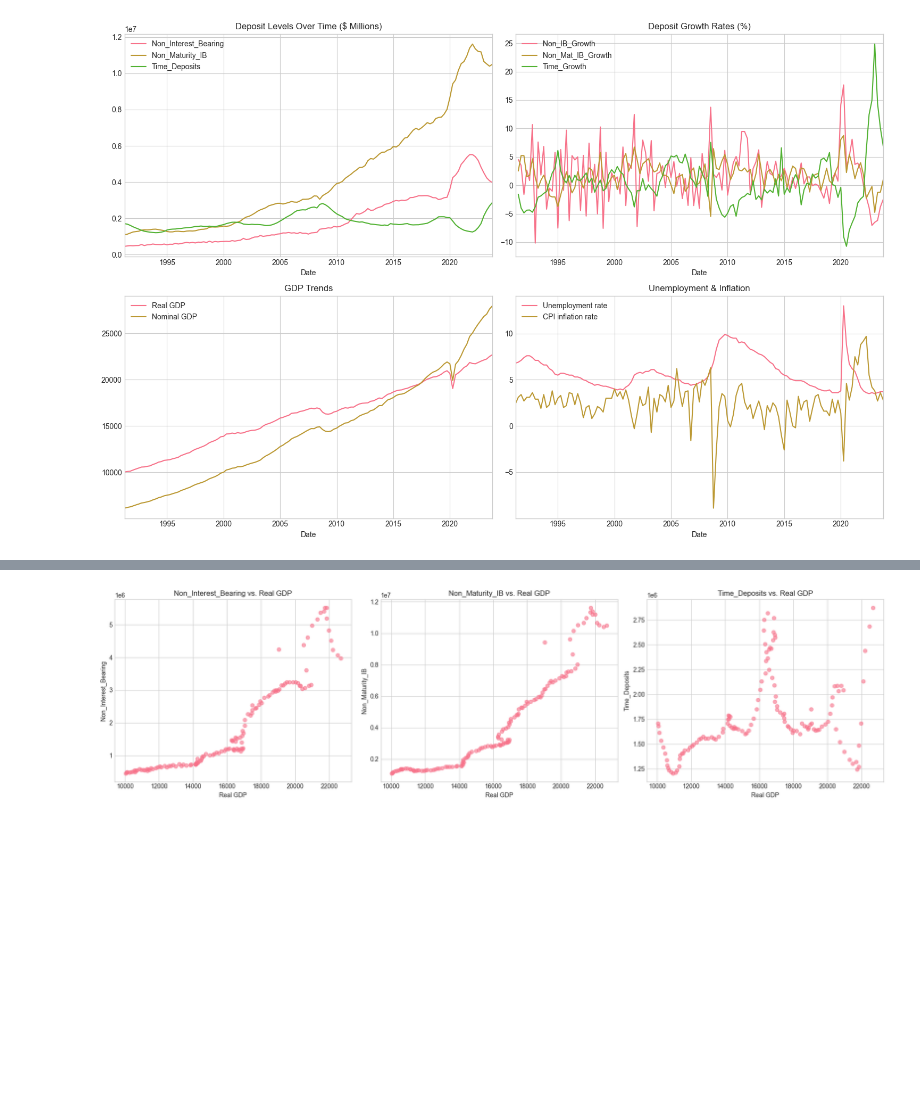
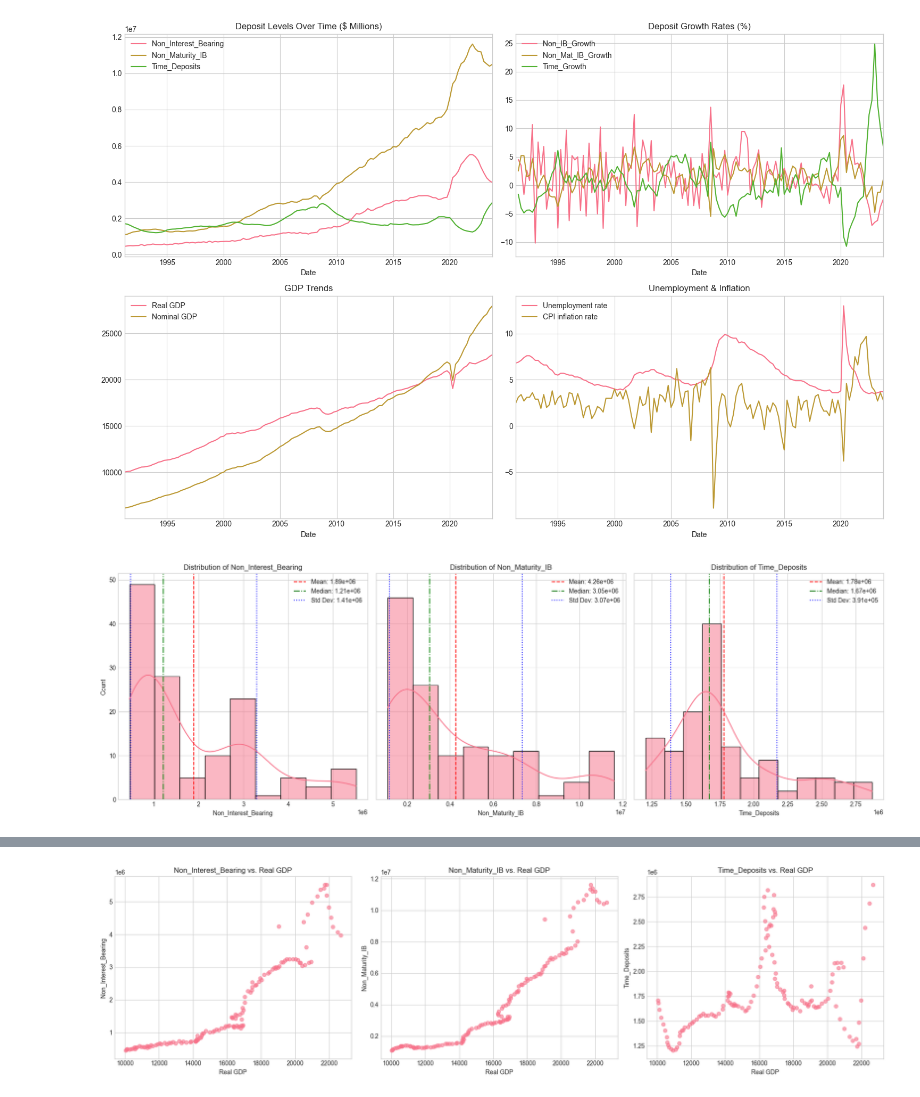
Before and after one commit to divija-rao/Deposit_Modeling, a Jupyter notebook: eda.ipynb, the cells around one changed output, grey strips where cells are left out. Drawn from its saved outputs; the diff is of its cells as text; code cells hidden in the pictures; blank space fills up the shorter version.

```diff
--- a/eda.ipynb
+++ b/eda.ipynb
@@ -242,4 +240,24 @@ plt.savefig('plots/deposit_trends.png', dpi=300, bbox_inches='tight')
 plt.show()
 # %% [output]
 [figure]
+# %%
+# Distribution Analysis of Deposits
+deposit_types = ['Non_Interest_Bearing', 'Non_Maturity_IB', 'Time_Deposits']
+fig, axes = plt.subplots(1, 3, figsize=(18, 6), sharey=True)
+for i, dep in enumerate(deposit_types):
+    sns.histplot(data=merged_historic, x=dep, ax=axes[i], kde=True)
+    mean_val = merged_historic[dep].mean()
+    median_val = merged_historic[dep].median()
+    std_val = merged_historic[dep].std()
+    axes[i].axvline(mean_val, color='r', linestyle='--', label=f'Mean: {mean_val:.2e}')
+    axes[i].axvline(median_val, color='g', linestyle='-.', label=f'Median: {median_val:.2e}')
+    axes[i].axvline(mean_val + std_val, color='b', linestyle=':', label=f'Std Dev: {std_val:.2e}')
+    axes[i].axvline(mean_val - std_val, color='b', linestyle=':', label='_')
+    axes[i].set_title(f'Distribution of {dep}')
+    axes[i].legend()
+plt.tight_layout()
+plt.savefig('graphs/distribution_deposits.png', dpi=300, bbox_inches='tight')
+plt.show()
+# %% [output]
+[figure, added]
 # %%
```
Also changed, not shown: parts of 12 cells of this notebook.
